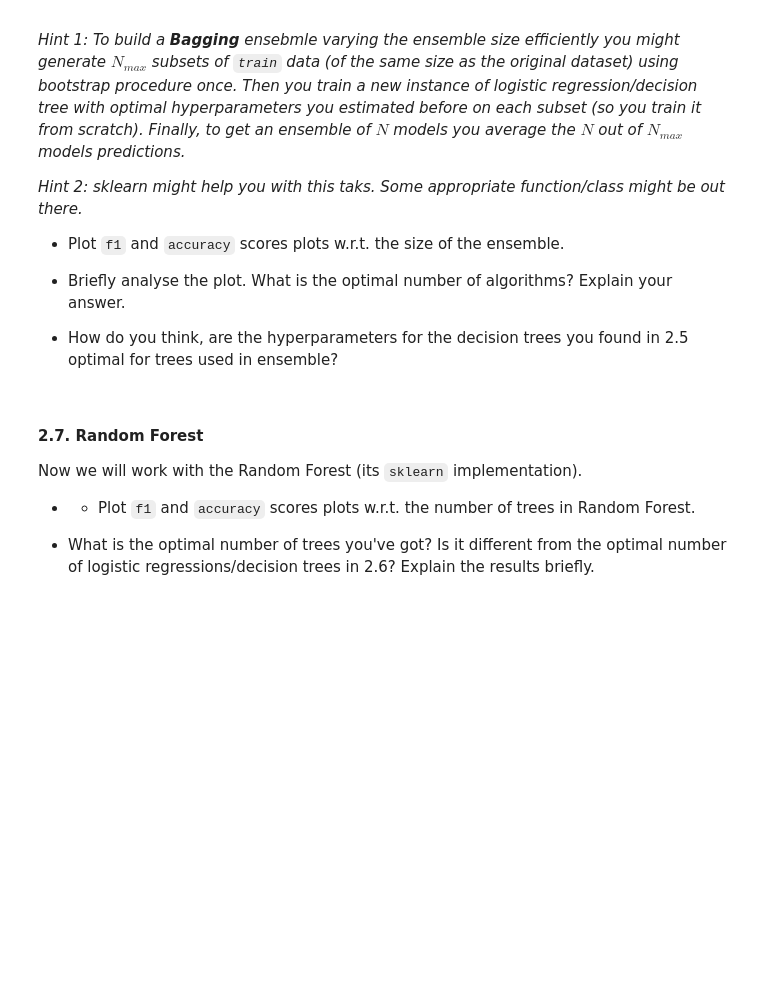
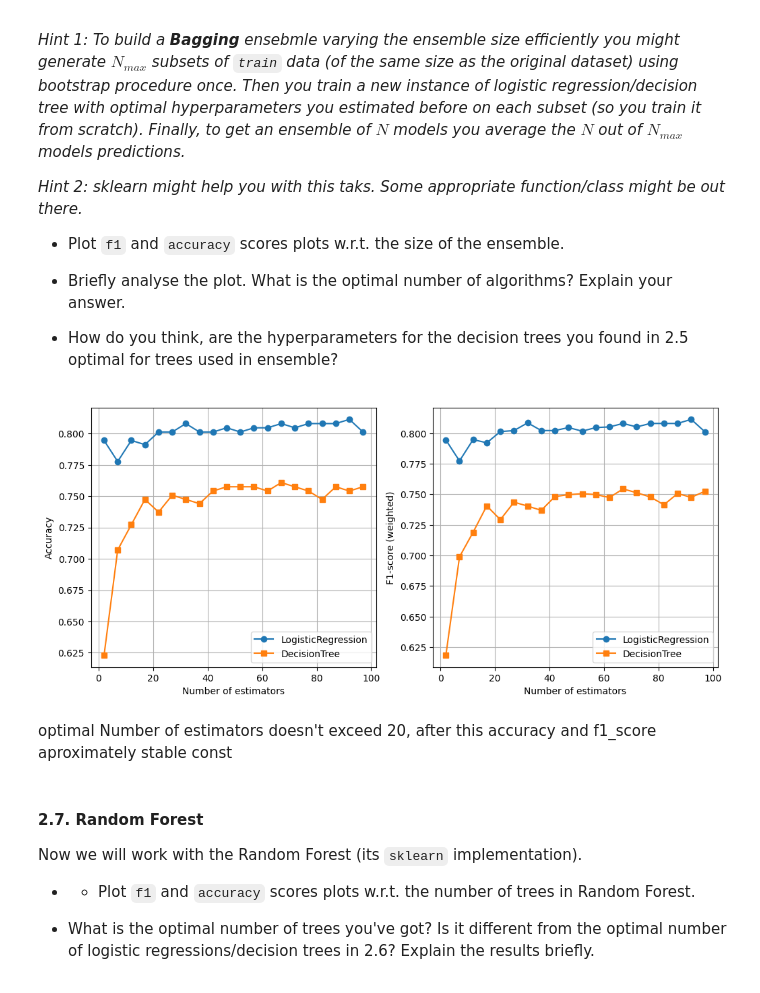
Before and after one commit to frest1ler/ml_homework, a Jupyter notebook: lab01_ml_pipeline/Lab1_part2_ml_pipeline.ipynb, the cells around one changed output. Cells and saved outputs as stored; diff of their text form; code cells hidden in the pictures; blank space fills up the shorter version.

Commit message:
added bagging
refactoring: added bagging on DecisionTreeClassifier and LogisticRegression, graph of accuracy and f1_score dependence on n_estimators, found optimal n_estimators params

```diff
--- a/lab01_ml_pipeline/Lab1_part2_ml_pipeline.ipynb
+++ b/lab01_ml_pipeline/Lab1_part2_ml_pipeline.ipynb
@@ -373,3 +394,37 @@ We will build two ensembles: of logistic regressions and of decision trees.
+# %%
+acc_dt = []
+f1_dt  = []
+
+for n in n_estimators_range:
+    bag = BaggingClassifier(estimator=DecisionTreeClassifier(max_depth=15), n_estimators=n, random_state=0)
+
+    bag.fit(X_train, y_train)
+
+    y_pred = bag.predict(X_test)
+    acc_dt.append(accuracy_score(y_test, y_pred))
+    f1_dt.append(f1_score(y_test, y_pred, average='weighted'))
+# %%
+plt.figure(figsize=(12,5))
+plt.subplot(1,2,1)
+plt.plot(n_estimators_range, acc_lr, label='LogisticRegression', marker='o')
+plt.plot(n_estimators_range, acc_dt, label='DecisionTree', marker='s')
+plt.xlabel('Number of estimators')
+plt.ylabel('Accuracy')
+plt.legend()
+plt.grid(True)
+
+plt.subplot(1,2,2)
+plt.plot(n_estimators_range, f1_lr, label='LogisticRegression', marker='o')
+plt.plot(n_estimators_range, f1_dt, label='DecisionTree', marker='s')
+plt.xlabel('Number of estimators')
+plt.ylabel('F1-score (weighted)')
+plt.legend()
+plt.grid(True)
+plt.show()
+# %% [output]
+[figure, added]
+# %% [markdown]
+optimal Number of estimators doesn't exceed 20, after this accuracy and f1_score aproximately stable const
 # %% [markdown]
 #### 2.7. Random Forest
 Now we will work with the Random Forest (its `sklearn` implementation).
```
Also changed, not shown: parts of 8 cells of this notebook.
